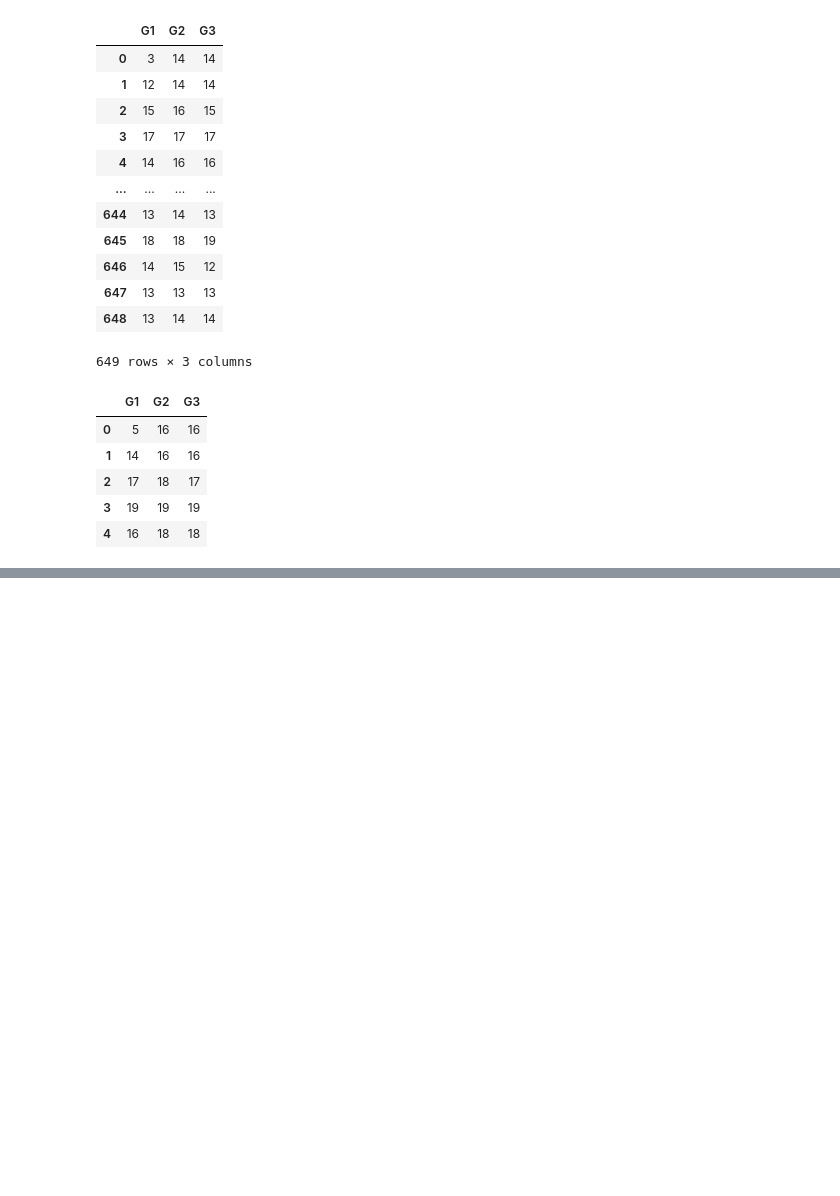
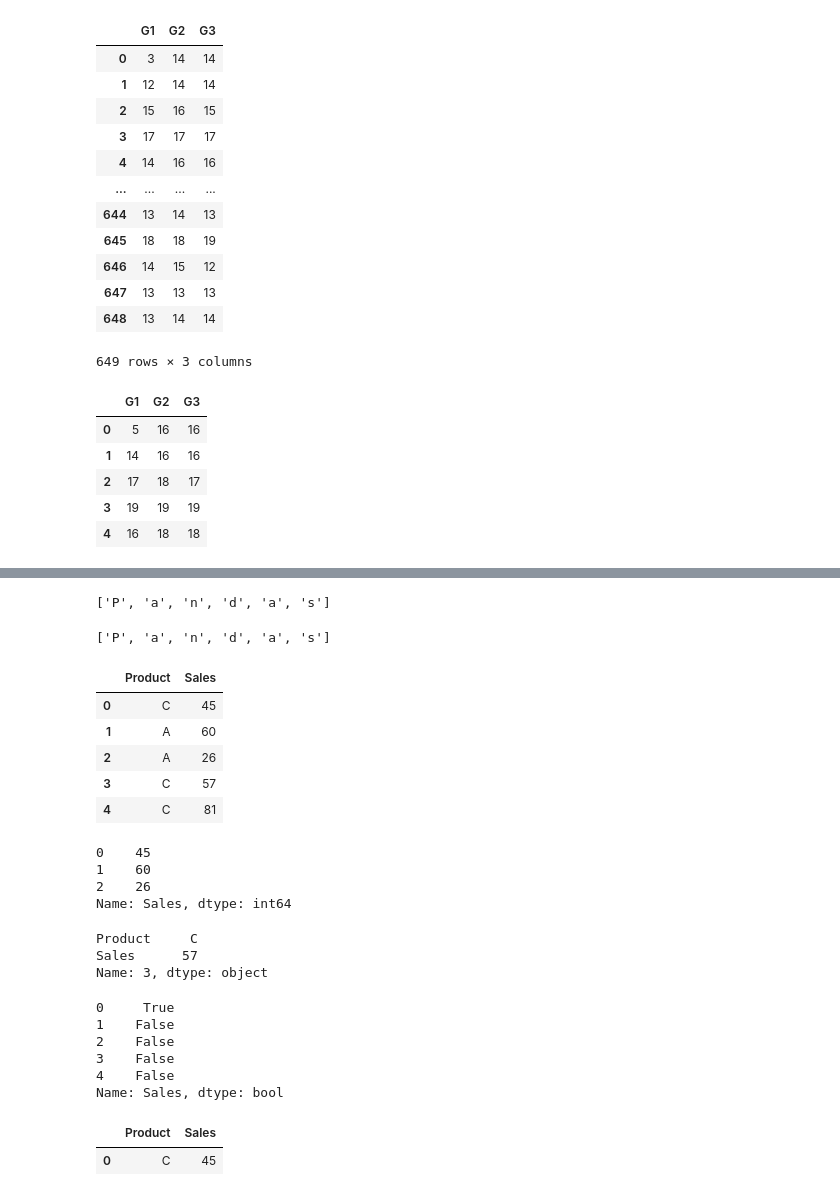
Before and after one commit to secarvallo/PANDAS, a Jupyter notebook: Activity1.01/01_Activity.ipynb, the cells around one changed output, grey strips where cells are left out. Drawn from its saved outputs; the diff is of its cells as text; code cells hidden in the pictures; blank space fills up the shorter version.

```diff
--- a/Activity1.01/01_Activity.ipynb
+++ b/Activity1.01/01_Activity.ipynb
@@ -349,0 +372,58 @@ df.head()
+# %%
+# List Comprehension
+letters = []
+
+for letter in 'Pandas':
+    letters.append(letter)
+
+print(letters)
+# %% [output]
+['P', 'a', 'n', 'd', 'a', 's']
+# %%
+letter  = [ letter for letter in 'Pandas']
+print(letters)
+# %% [output]
+['P', 'a', 'n', 'd', 'a', 's']
+# %%
+# Crea un Data Frame
+lst = [['C', 45],['A', 60],
+       ['A', 26], ['C', 57], ['C', 81]]
+
+df = pd.DataFrame(lst, columns = ['Product', 'Sales'])
+df
+# %% [output]
+|  | Product | Sales |
+| 0 | C | 45 |
+| 1 | A | 60 |
+| 2 | A | 26 |
+| 3 | C | 57 |
+| 4 | C | 81 |
+# %%
+df.loc[:2,'Sales']
+# %% [output]
+0    45
+1    60
+2    26
+Name: Sales, dtype: int64
+# %%
+#  Selecciona un indeice particular en el Data Frame.
+df.iloc[3]
+# %% [output]
+Product     C
+Sales      57
+Name: 3, dtype: object
+# %%
+# Otros importantes conceptos en pandas son los indices Booleanos.
+df['Sales'].eq(45)
+# %% [output]
+0     True
+1    False
+2    False
+3    False
+4    False
+Name: Sales, dtype: bool
+# %%
+df[df['Sales'].eq(45)]
+# %% [output]
+|  | Product | Sales |
+| 0 | C | 45 |
```
Also changed, not shown: parts of 4 cells of this notebook, 1 other file.
